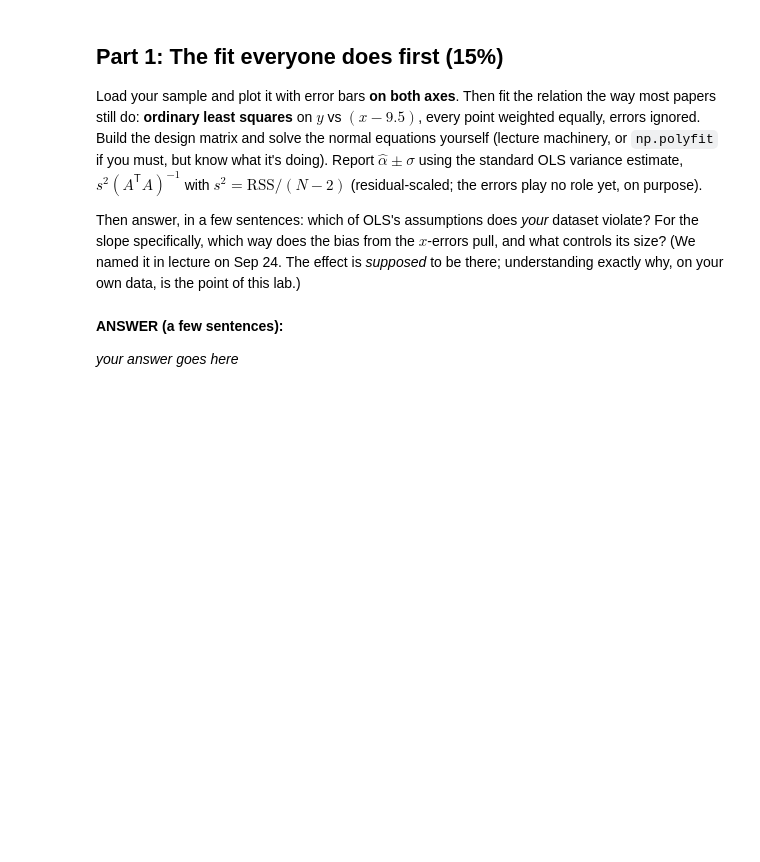
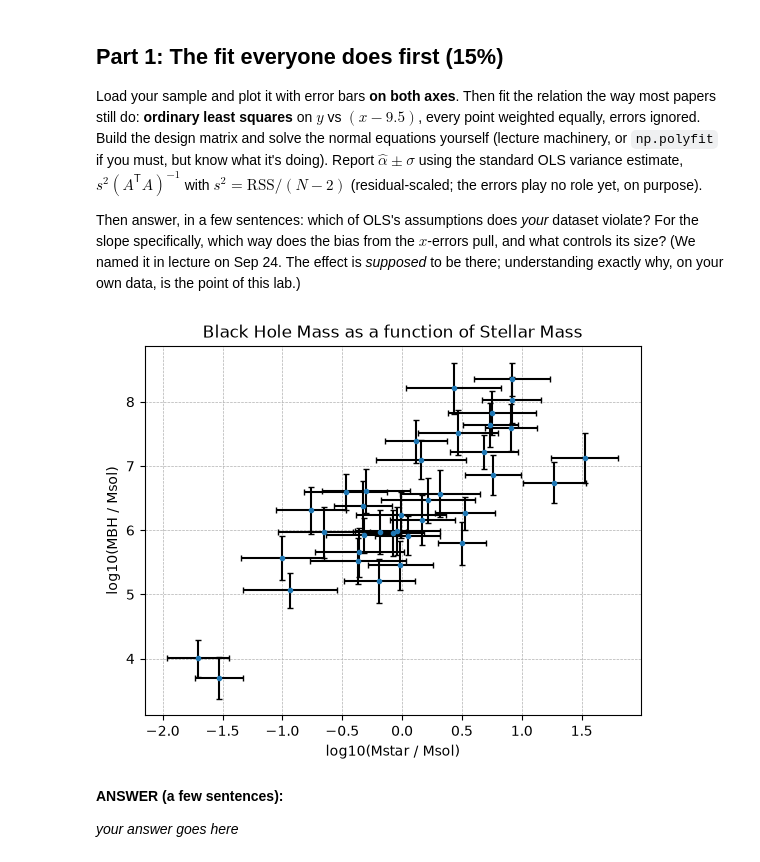
Before and after one commit to AustinMathison/ast457_2026_Fall, a Jupyter notebook: submissions/benh7/lab04.ipynb, the cells around one changed output. Drawn from its saved outputs; the diff is of its cells as text; code cells hidden in the pictures; blank space fills up the shorter version.

```diff
--- a/submissions/benh7/lab04.ipynb
+++ b/submissions/benh7/lab04.ipynb
@@ -54,6 +54,23 @@ controls its size? (We named it in lecture on Sep 24. The effect is *supposed*
 to be there; understanding exactly why, on your own data, is the point of this lab.)
 # %%
 # Part 1: your work here
+import numpy as np
+import matplotlib.pyplot as plt
+
+
+a = np.genfromtxt('benh7L4.csv', delimiter = ',', skip_header = 1)
+x = a.T[0] - 9.5
+xerr = a.T[1]
+y = a.T[2]
+yerr = a.T[3]
+
+plt.errorbar(x, y, xerr = xerr, yerr = yerr, fmt = '.', ecolor = 'black', capsize = 2)
+plt.title('Black Hole Mass as a function of Stellar Mass')
+plt.xlabel('log10(Mstar / Msol)')
+plt.ylabel('log10(MBH / Msol)')
+plt.grid(linestyle = '--', linewidth = 0.5)
+# %% [output]
+[figure, added]
 # %% [markdown]
 **ANSWER (a few sentences):**
 
```
